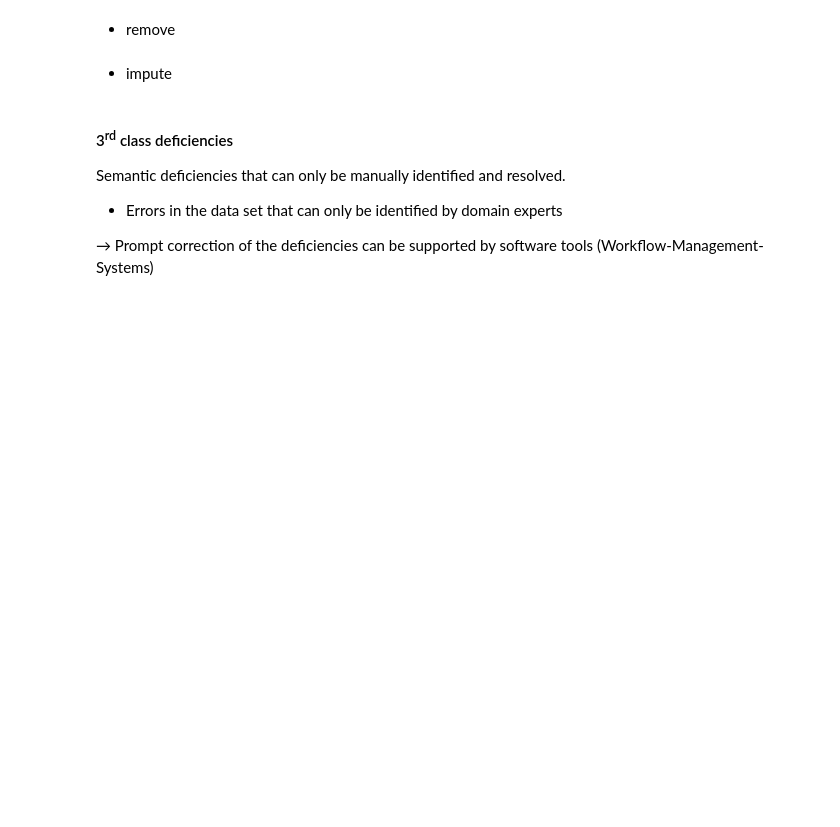
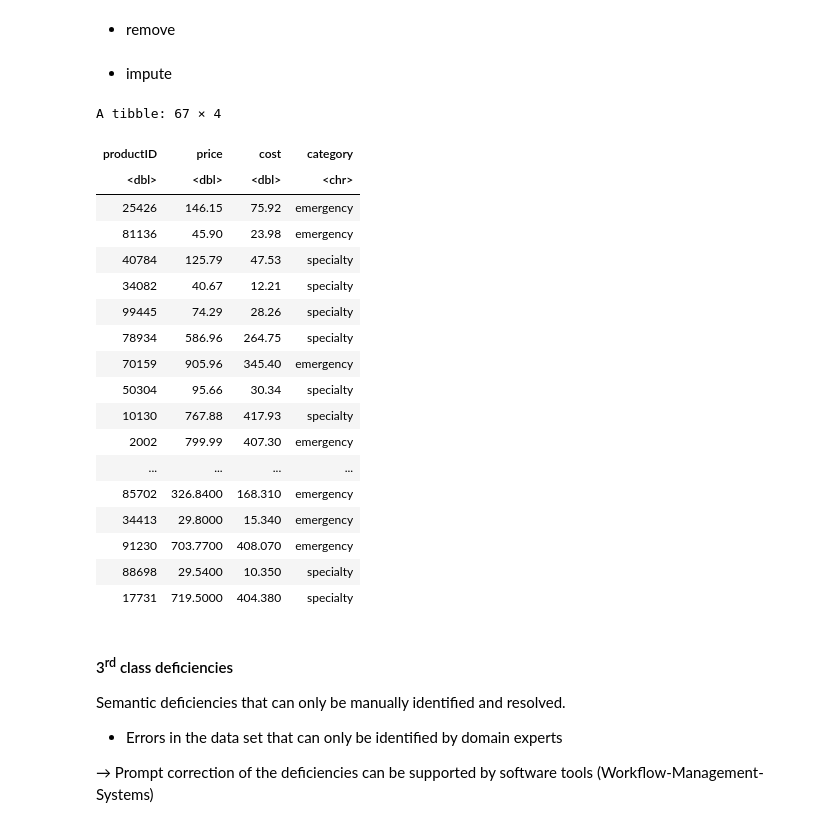
Before and after one commit to wi3jmu/AIS_2019, a Jupyter notebook: notebooks/AIS_T02_SS19.ipynb, the cells around one changed output. Saved outputs shown, nothing was run; the diff lists cells and outputs as text; code cells hidden in the pictures; blank space fills up the shorter version.

```diff
--- a/notebooks/AIS_T02_SS19.ipynb
+++ b/notebooks/AIS_T02_SS19.ipynb
@@ -196,5 +300,29 @@ Deficiencies that can be automatically identified but have to be removed manuall
 # %% [markdown]
 - impute
+# %%
+products %>%
+    mutate(price = if_else(price < 0, mean(price), price),
+           cost = if_else(cost < 0, mean(cost), cost))
+# %% [output]
+A tibble: 67 × 4
+| productID | price | cost | category |
+| <dbl> | <dbl> | <dbl> | <chr> |
+| 25426 | 146.15 | 75.92 | emergency |
+| 81136 | 45.90 | 23.98 | emergency |
+| 40784 | 125.79 | 47.53 | specialty |
+| 34082 | 40.67 | 12.21 | specialty |
+| 99445 | 74.29 | 28.26 | specialty |
+| 78934 | 586.96 | 264.75 | specialty |
+| 70159 | 905.96 | 345.40 | emergency |
+| 50304 | 95.66 | 30.34 | specialty |
+| 10130 | 767.88 | 417.93 | specialty |
+| 2002 | 799.99 | 407.30 | emergency |
+| ... | ... | ... | ... |
+| 85702 | 326.8400 | 168.310 | emergency |
+| 34413 | 29.8000 | 15.340 | emergency |
+| 91230 | 703.7700 | 408.070 | emergency |
+| 88698 | 29.5400 | 10.350 | specialty |
+| 17731 | 719.5000 | 404.380 | specialty |
 # %% [markdown]
 #### 3<sup>rd</sup> class deficiencies
 
```
Also changed, not shown: parts of 21 cells of this notebook, 1 other file.
